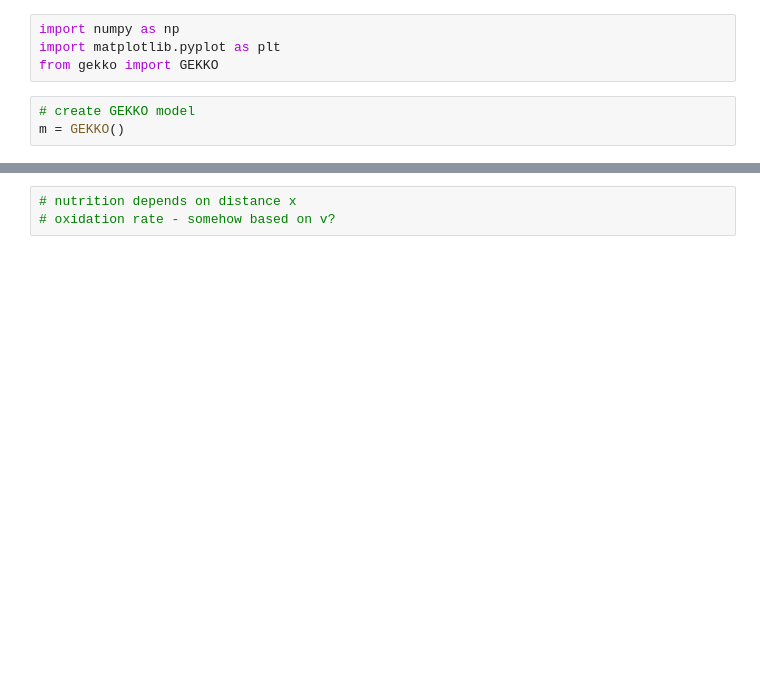
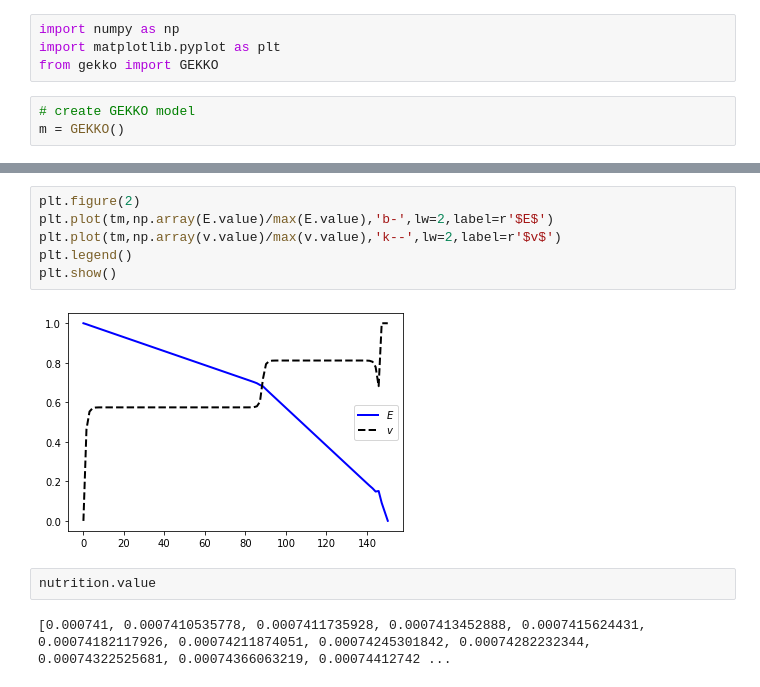
Before and after one commit to bognaj/trail_running, a Jupyter notebook: src/optimal_control.ipynb, the cells around one changed output, grey strips where cells are left out. Drawn from its saved outputs; the diff is of its cells as text; blank space fills up the shorter version.

```diff
--- a/src/optimal_control.ipynb
+++ b/src/optimal_control.ipynb
@@ -106,3 +111,12 @@ plt.show()
-# %%
-# nutrition depends on distance x
-# oxidation rate - somehow based on v?
+# %%
+plt.figure(2)
+plt.plot(tm,np.array(E.value)/max(E.value),'b-',lw=2,label=r'$E$')
+plt.plot(tm,np.array(v.value)/max(v.value),'k--',lw=2,label=r'$v$')
+plt.legend()
+plt.show()
+# %% [output]
+[figure, added]
+# %%
+nutrition.value
+# %% [output]
+[0.000741, 0.0007410535778, 0.0007411735928, 0.0007413452888, 0.0007415624431, 0.00074182117926, 0.00074211874051, 0.00074245301842, 0.00074282232344, 0.00074322525681, 0.00074366063219, 0.00074412742 ...
```
Also changed, not shown: parts of 2 cells of this notebook, 2 other files.
